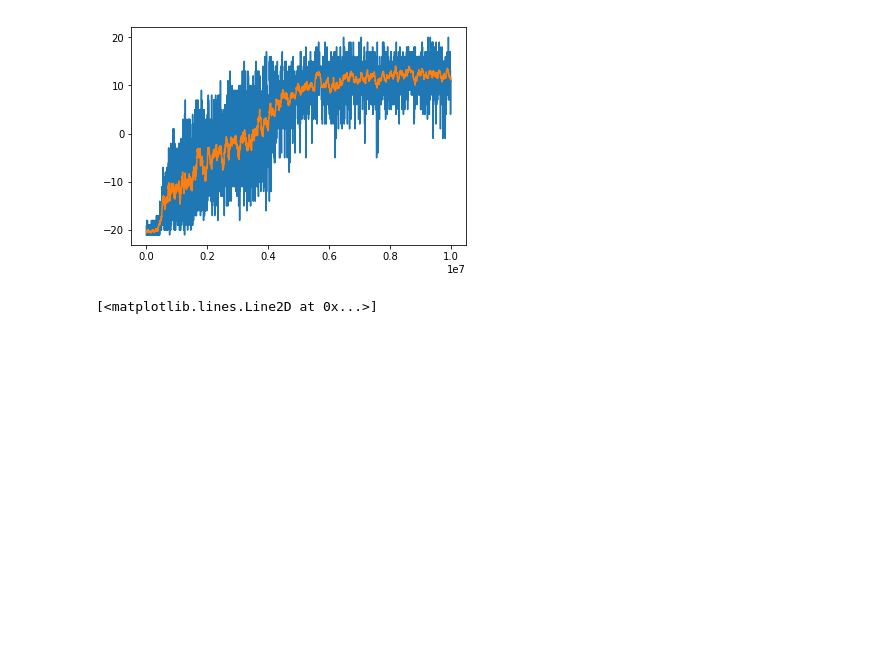
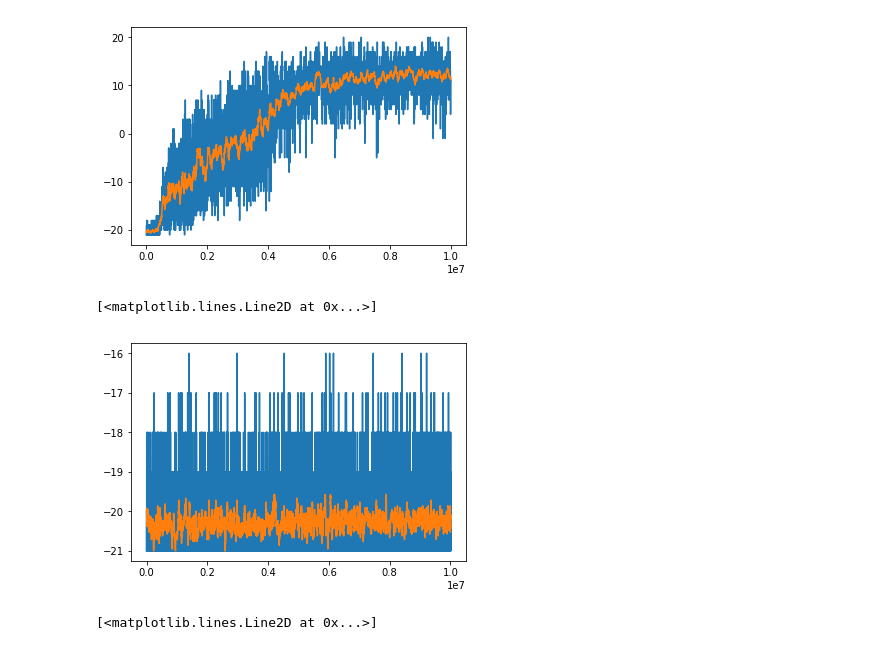
Before and after one commit to akarshgopal/ATLAS_S3_RL, a Jupyter notebook: Baselines_Viz.ipynb, the cells around one changed output. Drawn from its saved outputs; the diff is of its cells as text; code cells hidden in the pictures; blank space fills up the shorter version.

Commit message:
trained acktr on pong and da

```diff
--- a/Baselines_Viz.ipynb
+++ b/Baselines_Viz.ipynb
@@ -7,6 +5,6 @@ Logging to /tmp/openai-2018-11-19-20-20-31-582967
 # %%
 
-results = pu.load_results('~/Projects/ATLAS_S3_RL/logs/si_10M_ppo2')
+results = pu.load_results('logs/si_10M_ppo2')
 r = results[0]
 plt.plot(np.cumsum(r.monitor.l), r.monitor.r)
 plt.plot(np.cumsum(r.monitor.l), pu.smooth(r.monitor.r, radius=10))
@@ -14,9 +12,8 @@ plt.plot(np.cumsum(r.monitor.l), pu.smooth(r.monitor.r, radius=10))
 [<matplotlib.lines.Line2D at 0x...>]
 [figure]
 # %%
-results2 = pu.load_results('~/Projects/ATLAS_S3_RL/logs/si_10M_acktr')
+results2 = pu.load_results('logs/si_10M_acktr')
 r2 = results2[0]
 plt.plot(np.cumsum(r2.monitor.l), r2.monitor.r)
 plt.plot(np.cumsum(r2.monitor.l), pu.smooth(r2.monitor.r, radius=10))
-plt.plot(r2.progress.total_timesteps, r2.progress.eprewmean)
 # %% [output]
@@ -24,10 +21,18 @@ AttributeError: 'DataFrame' object has no attribute 'eprewmean'
 [figure]
 # %%
-results3 = pu.load_results('~/Projects/ATLAS_S3_RL/logs/pong_10M_ppo2')
+results3 = pu.load_results('logs/pong_10M_ppo2')
 r3 = results3[0]
 plt.plot(np.cumsum(r3.monitor.l), r3.monitor.r)
 plt.plot(np.cumsum(r3.monitor.l), pu.smooth(r3.monitor.r, radius=10))
 # %% [output]
 [<matplotlib.lines.Line2D at 0x...>]
 [figure]
+# %%
+results6 = pu.load_results('logs/pong_10M_acktr_1')
+r6 = results6[0]
+plt.plot(np.cumsum(r6.monitor.l), r6.monitor.r)
+plt.plot(np.cumsum(r6.monitor.l), pu.smooth(r6.monitor.r, radius=10))
+# %% [output]
+[<matplotlib.lines.Line2D at 0x...>]
+[figure, added]
 # %%
```
Also changed, not shown: parts of 4 cells of this notebook, 23 other files.
